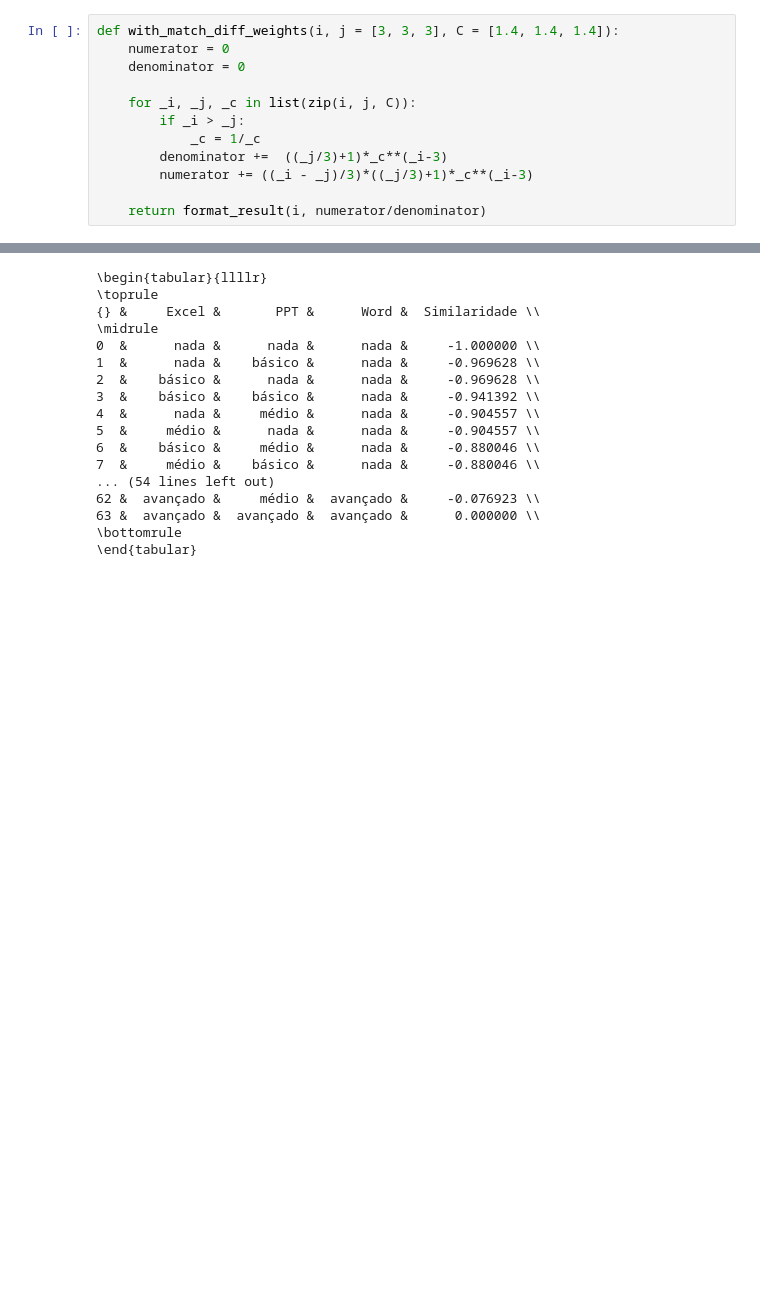
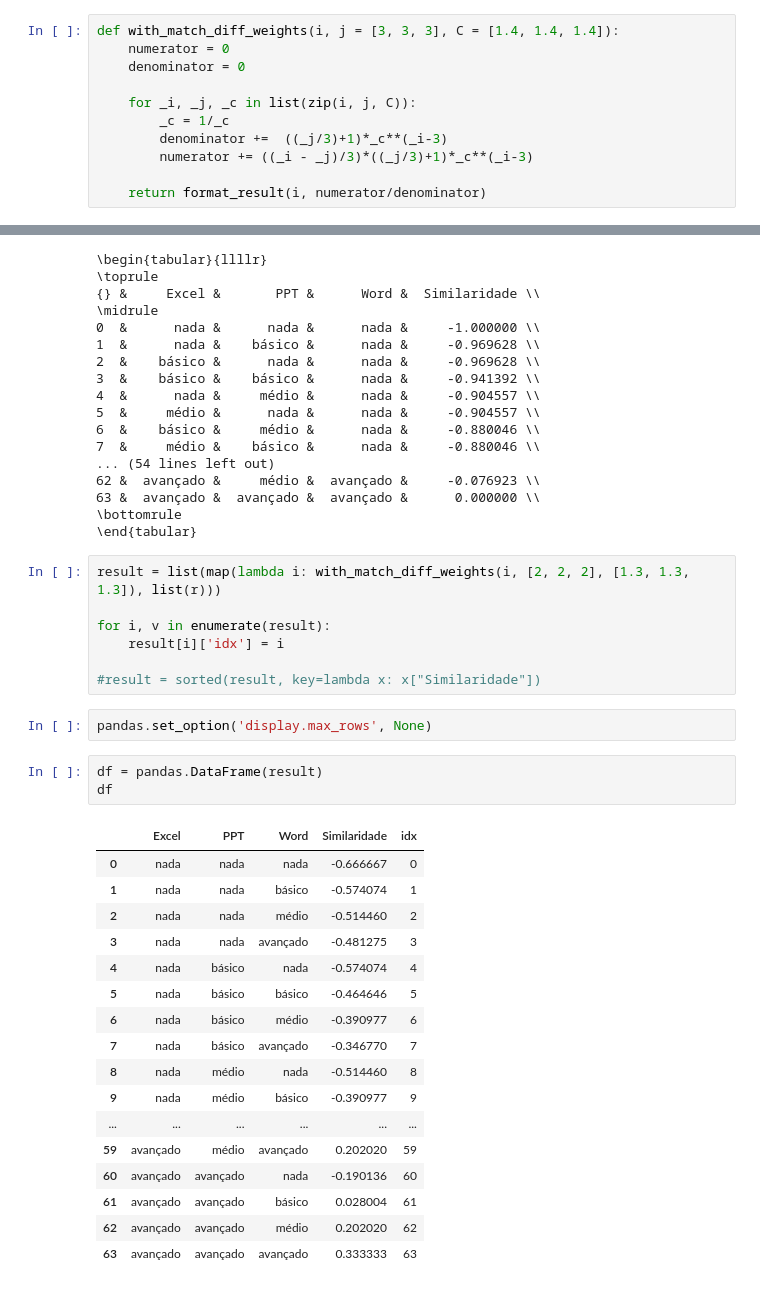
Before and after one commit to danielSbastos/rank-alg, a Jupyter notebook: notebooks/6-summary.ipynb, the cells around one changed output, grey strips where cells are left out. Cells and saved outputs as stored; diff of their text form; blank space fills up the shorter version.

```diff
--- a/notebooks/6-summary.ipynb
+++ b/notebooks/6-summary.ipynb
@@ -79,8 +79,7 @@ def with_match_diff_weights(i, j = [3, 3, 3], C = [1.4, 1.4, 1.4]):
     denominator = 0
 
     for _i, _j, _c in list(zip(i, j, C)):
-        if _i > _j:
-            _c = 1/_c
+        _c = 1/_c
         denominator +=  ((_j/3)+1)*_c**(_i-3)
         numerator += ((_i - _j)/3)*((_j/3)+1)*_c**(_i-3)
 
@@ -307,3 +331,33 @@ print(df.to_latex())
 63 &  avançado &  avançado &  avançado &      0.000000 \\
 \bottomrule
 \end{tabular}
+# %%
+result = list(map(lambda i: with_match_diff_weights(i, [2, 2, 2], [1.3, 1.3, 1.3]), list(r)))
+
+for i, v in enumerate(result):
+    result[i]['idx'] = i
+
+#result = sorted(result, key=lambda x: x["Similaridade"])
+# %%
+pandas.set_option('display.max_rows', None)
+# %%
+df = pandas.DataFrame(result)
+df
+# %% [output]
+|  | Excel | PPT | Word | Similaridade | idx |
+| 0 | nada | nada | nada | -0.666667 | 0 |
+| 1 | nada | nada | básico | -0.574074 | 1 |
+| 2 | nada | nada | médio | -0.514460 | 2 |
+| 3 | nada | nada | avançado | -0.481275 | 3 |
+| 4 | nada | básico | nada | -0.574074 | 4 |
+| 5 | nada | básico | básico | -0.464646 | 5 |
+| 6 | nada | básico | médio | -0.390977 | 6 |
+| 7 | nada | básico | avançado | -0.346770 | 7 |
+| 8 | nada | médio | nada | -0.514460 | 8 |
+| 9 | nada | médio | básico | -0.390977 | 9 |
+| ... | ... | ... | ... | ... | ... |
+| 59 | avançado | médio | avançado | 0.202020 | 59 |
+| 60 | avançado | avançado | nada | -0.190136 | 60 |
+| 61 | avançado | avançado | básico | 0.028004 | 61 |
+| 62 | avançado | avançado | médio | 0.202020 | 62 |
+| 63 | avançado | avançado | avançado | 0.333333 | 63 |
```
Also changed, not shown: parts of 4 cells of this notebook, 1 other file.
